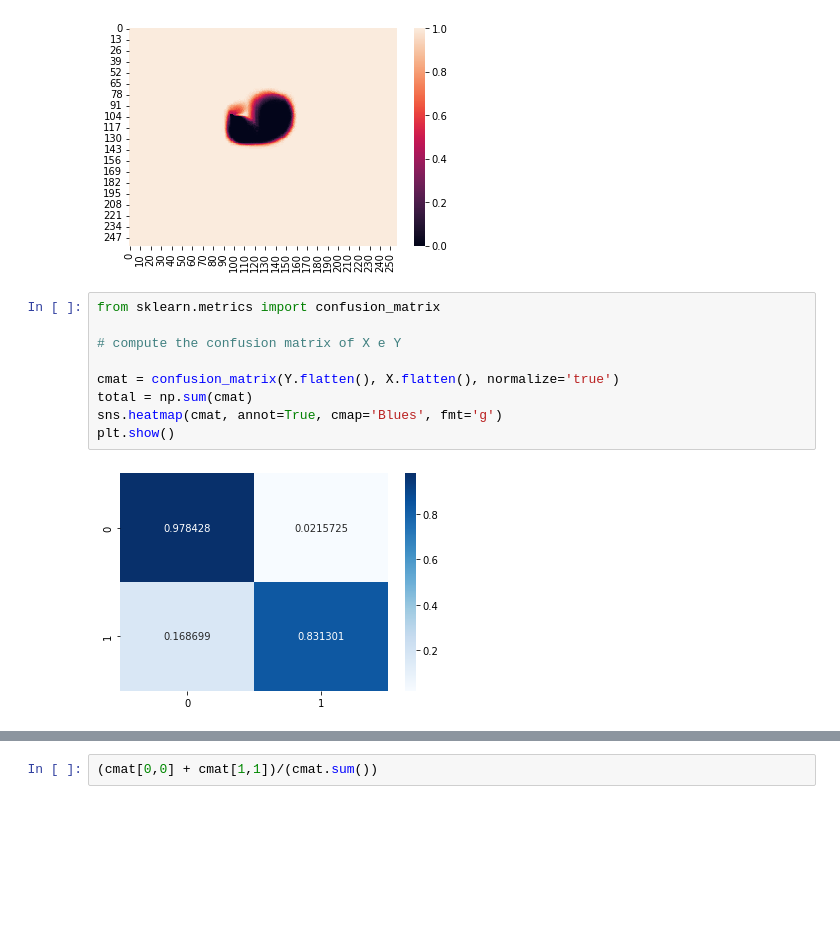
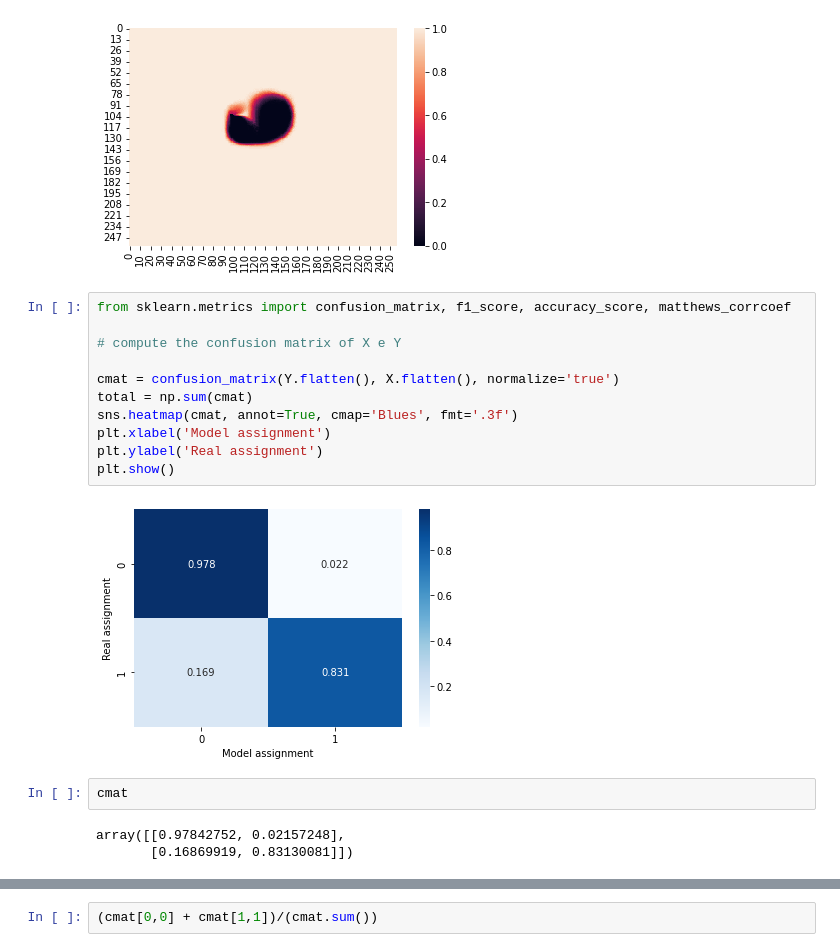
Before and after one commit to joanboterspitarch/Results-paper, a Jupyter notebook: 00_results.ipynb, the cells around one changed output, grey strips where cells are left out. Drawn from its saved outputs; the diff is of its cells as text; blank space fills up the shorter version.

```diff
--- a/00_results.ipynb
+++ b/00_results.ipynb
@@ -76,13 +76,20 @@ sns.heatmap(grid.X0[:, :, -1])
 <AxesSubplot:>
 [figure]
 # %%
-from sklearn.metrics import confusion_matrix
+from sklearn.metrics import confusion_matrix, f1_score, accuracy_score, matthews_corrcoef
 
 # compute the confusion matrix of X e Y
 
 cmat = confusion_matrix(Y.flatten(), X.flatten(), normalize='true')
 total = np.sum(cmat)
-sns.heatmap(cmat, annot=True, cmap='Blues', fmt='g')
+sns.heatmap(cmat, annot=True, cmap='Blues', fmt='.3f')
+plt.xlabel('Model assignment')
+plt.ylabel('Real assignment')
 plt.show()
 # %% [output]
-[figure, old version]
+[figure, new version]
+# %%
+cmat
+# %% [output]
+array([[0.97842752, 0.02157248],
+       [0.16869919, 0.83130081]])
```
Also changed, not shown: parts of 18 cells of this notebook, 3 other files.
